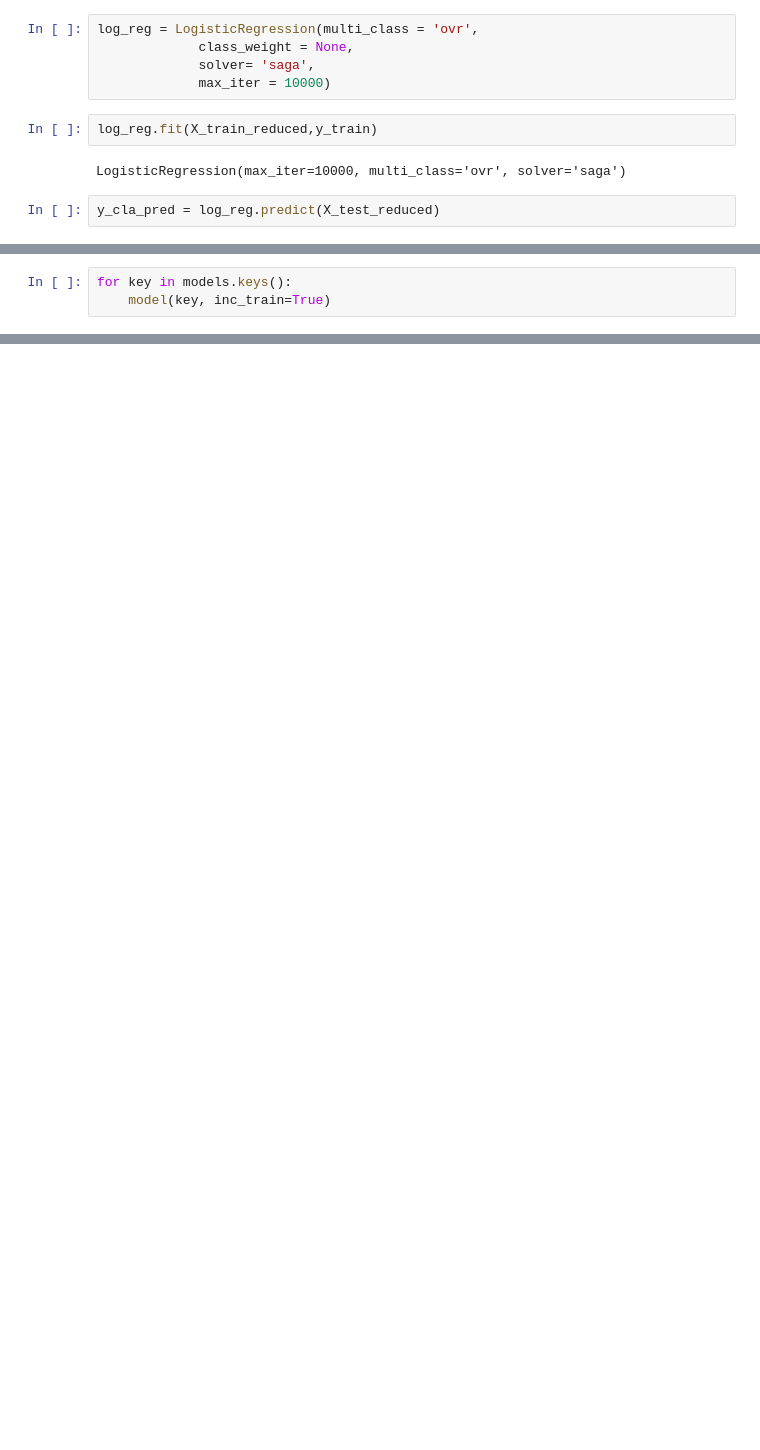
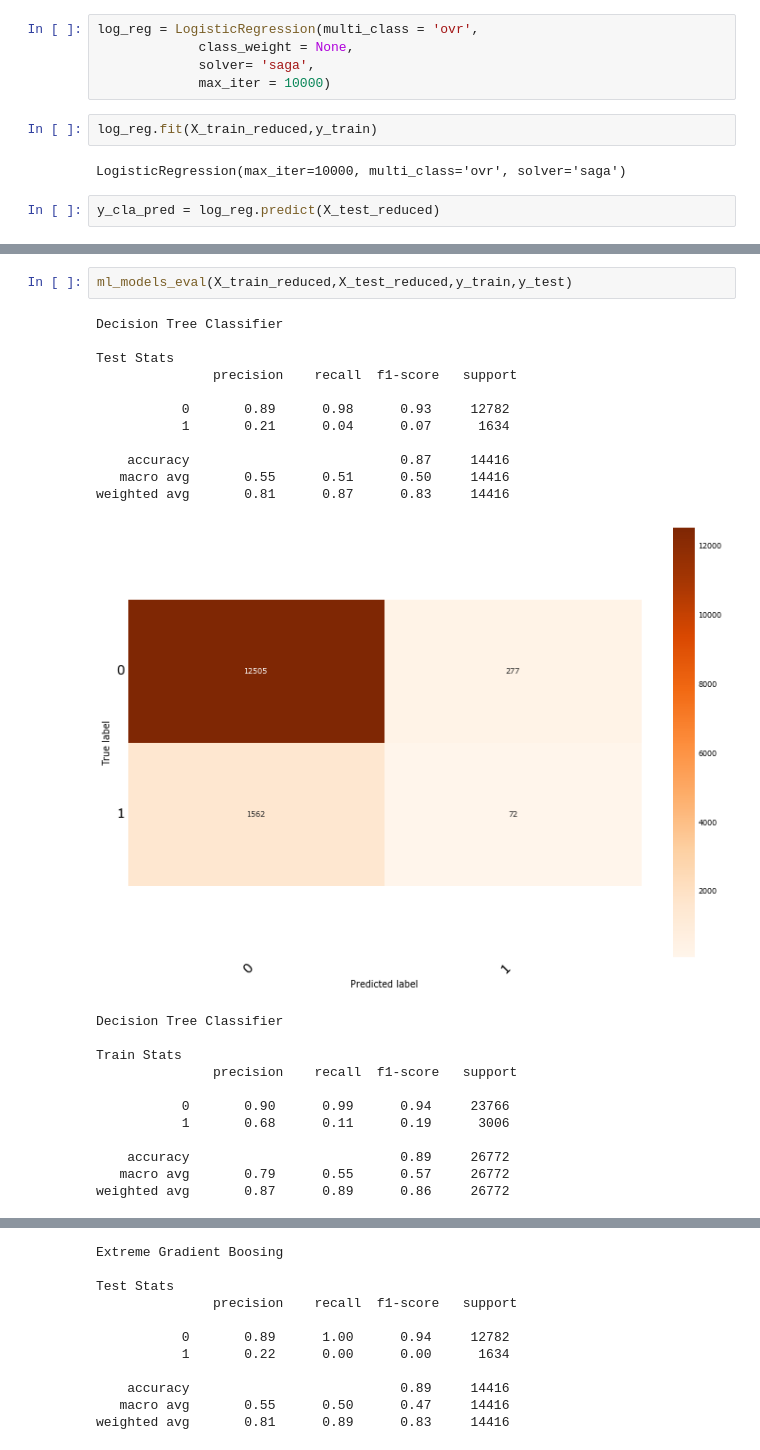
Before and after one commit to vburlay/UCI-Bank-Marketing, a Jupyter notebook: Jupyter Notebook.ipynb, the cells around one changed output, grey strips where cells are left out. Saved outputs shown, nothing was run; the diff lists cells and outputs as text; blank space fills up the shorter version.

```diff
--- a/Jupyter Notebook.ipynb
+++ b/Jupyter Notebook.ipynb
@@ -347,3 +210,26 @@ Decision Tree Classifier CV Accuracy: 0.8892873937023446
 # %%
-for key in models.keys():
-    model(key, inc_train=True)
+ml_models_eval(X_train_reduced,X_test_reduced,y_train,y_test)
+# %% [output]
+Decision Tree Classifier
+
+Test Stats
+               precision    recall  f1-score   support
+
+           0       0.89      0.98      0.93     12782
+           1       0.21      0.04      0.07      1634
+
+    accuracy                           0.87     14416
+   macro avg       0.55      0.51      0.50     14416
+weighted avg       0.81      0.87      0.83     14416
+[figure, added]
+Decision Tree Classifier
+
+Train Stats
+               precision    recall  f1-score   support
+
+           0       0.90      0.99      0.94     23766
+           1       0.68      0.11      0.19      3006
+
+    accuracy                           0.89     26772
+   macro avg       0.79      0.55      0.57     26772
+weighted avg       0.87      0.89      0.86     26772
@@ -349,0 +237,11 @@ for key in models.keys():
+Extreme Gradient Boosing
+
+Test Stats
+               precision    recall  f1-score   support
+
+           0       0.89      1.00      0.94     12782
+           1       0.22      0.00      0.00      1634
+
+    accuracy                           0.89     14416
+   macro avg       0.55      0.50      0.47     14416
+weighted avg       0.81      0.89      0.83     14416
```
Also changed, not shown: parts of 31 cells of this notebook, 7 other files.
